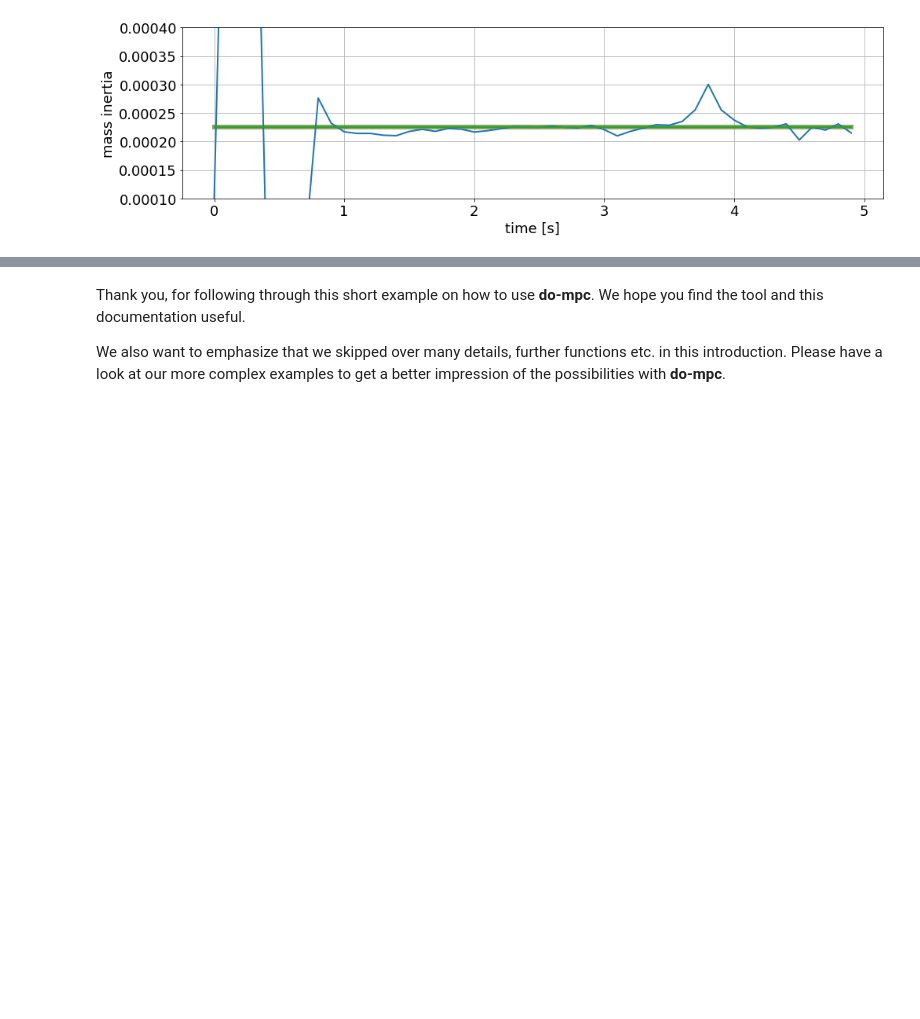
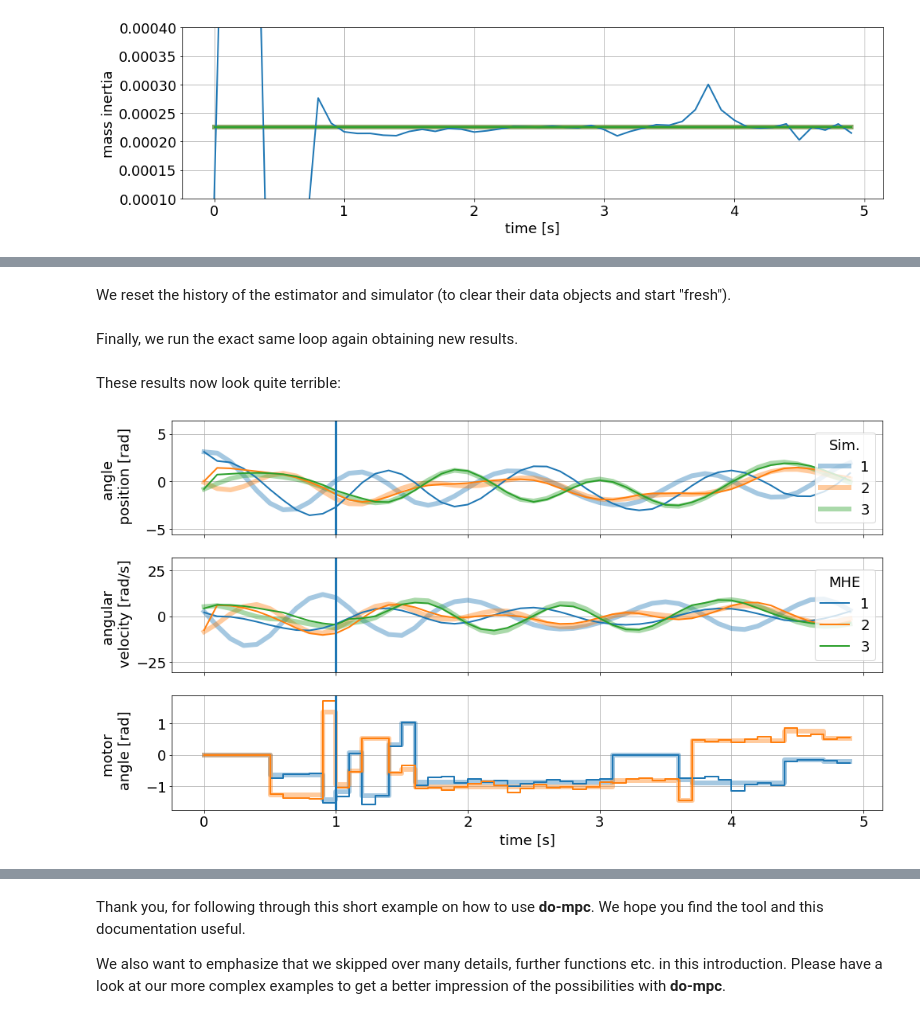
Before and after one commit to do-mpc/do-mpc, a Jupyter notebook: documentation/source/mhe_example.ipynb, the cells around one changed output, grey strips where cells are left out. Saved outputs shown, nothing was run; the diff lists cells and outputs as text; code cells hidden in the pictures; blank space fills up the shorter version.

```diff
--- a/documentation/source/mhe_example.ipynb
+++ b/documentation/source/mhe_example.ipynb
@@ -317,0 +338,3 @@ fig_p
+# %%
+mhe.bounds['lower','_p_est', 'Theta_1'] = -np.inf
+mhe.bounds['upper','_p_est', 'Theta_1'] = np.inf
@@ -317,0 +345,2 @@ fig_p
+# %% [markdown]
+We reset the history of the estimator and simulator (to clear their data objects and start "fresh").
@@ -317,0 +350,2 @@ fig_p
+# %% [markdown]
+Finally, we run the exact same loop again obtaining new results.
@@ -317,0 +362,17 @@ fig_p
+# %% [markdown]
+These results now look quite terrible:
+# %%
+graphics.reset_axes()
+sim_lines = graphics.plot_results(simulator.data, linewidth = 6, alpha =0.4, linestyle='-')
+ax[0].legend(sim_lines[:3], '123', title='Sim.', loc='center right')
+mhe_lines = graphics.plot_results(mhe.data, linewidth = 2, alpha = 1, linestyle='-')
+ax[1].legend(mhe_lines[:3], '123', title='MHE', loc='center right')
+# Mark the time after a full horizon is available to the MHE.
+ax[0].axvline(1)
+ax[1].axvline(1)
+ax[2].axvline(1)
+
+# Show the figure:
+fig
+# %% [output]
+[figure, added]
```
Also changed, not shown: parts of 18 cells of this notebook, 8 other files.
